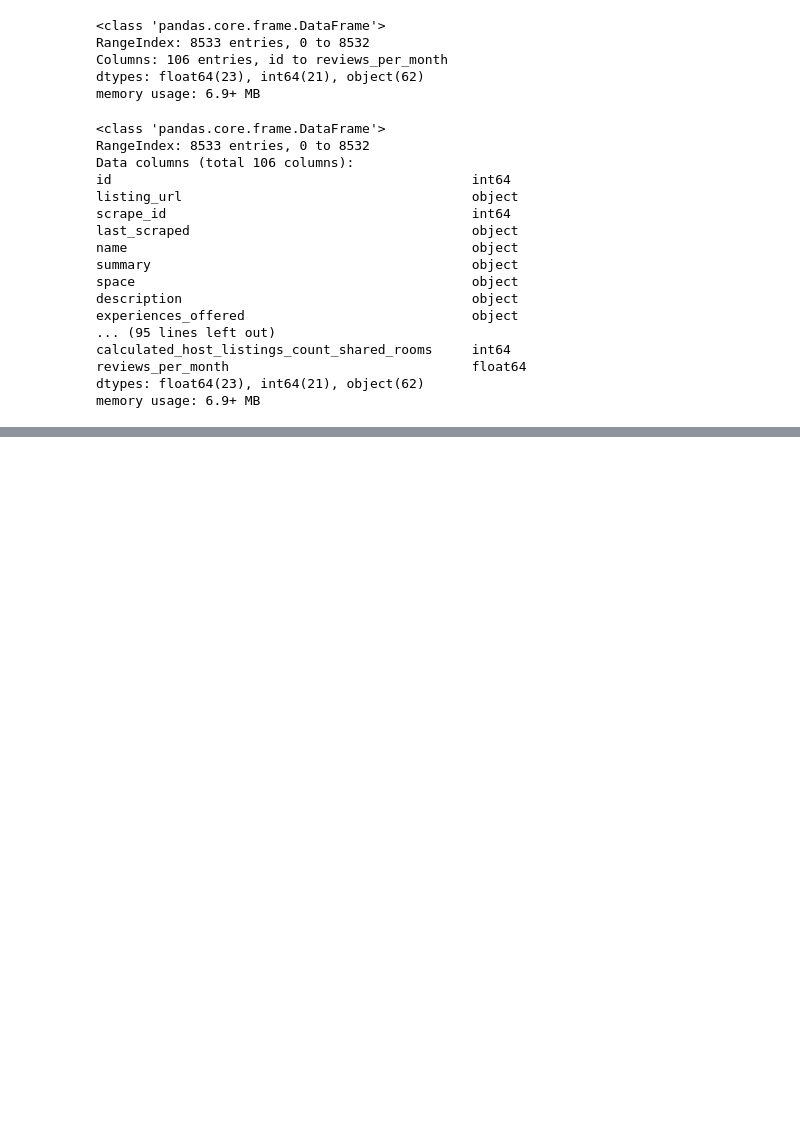
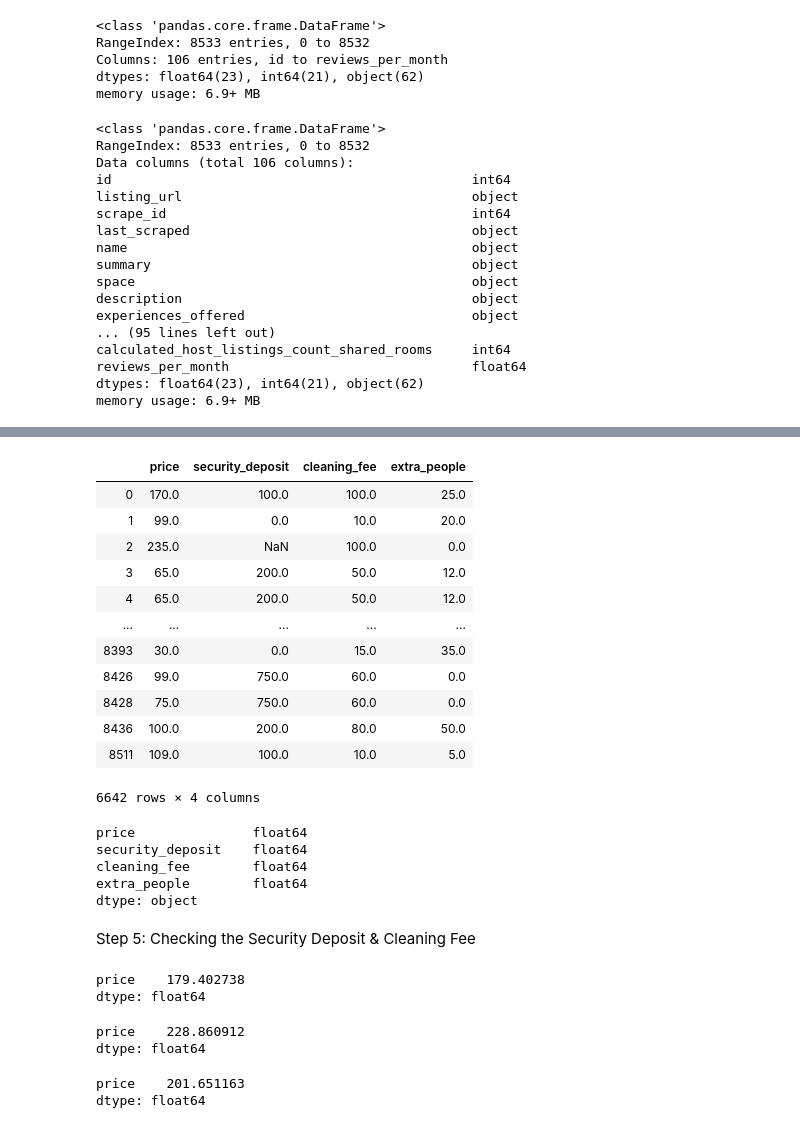
Before and after one commit to maxz722/maxine, a Jupyter notebook: step1_datawrangling_mz.ipynb, the cells around one changed output, grey strips where cells are left out. Drawn from its saved outputs; the diff is of its cells as text; code cells hidden in the pictures; blank space fills up the shorter version.

```diff
--- a/step1_datawrangling_mz.ipynb
+++ b/step1_datawrangling_mz.ipynb
@@ -188,7 +151,0 @@ numeric_cols = ['price','security_deposit','cleaning_fee','extra_people']
-# %%
-#strip out the $ in the numeric columns
-
-for col in numeric_cols:
-    df2[col] = df2[col].str.lstrip('$')
-    df2[col] = df2[col].str.replace(',','').astype(float)
-#     df2[col] = df2[col].strip(',')
@@ -273,3 +151,0 @@ sns.boxplot(df2['extra_people'])
-# %%
-price_outliers = df2[df2['price'] >= 8000].index
-df2.drop(price_outliers, inplace = True)
@@ -280,0 +208,3 @@ df3 = pd.read_csv('airbnb_data.csv', low_memory=False)
+# %%
+#removing rows with 0 number of reviews
+df3 = df2[df2['number_of_reviews'] != 0]
@@ -280,0 +220,9 @@ df3 = pd.read_csv('airbnb_data.csv', low_memory=False)
+# %%
+#reformat zip_code
+
+#strip out the $ in the numeric columns
+
+for col in numeric_cols:
+    df3[col] = df3[col].str.lstrip('$')
+    df3[col] = df3[col].str.replace(',','').astype(float)
+#     df2[col] = df2[col].strip(',')
@@ -280,0 +254,45 @@ df3 = pd.read_csv('airbnb_data.csv', low_memory=False)
+# %%
+#changing object to integers
+df3[numeric_cols].apply(pd.to_numeric, errors = 'coerce') #making it into a numeric
+# %% [output]
+|  | price | security_deposit | cleaning_fee | extra_people |
+| 0 | 170.0 | 100.0 | 100.0 | 25.0 |
+| 1 | 99.0 | 0.0 | 10.0 | 20.0 |
+| 2 | 235.0 | NaN | 100.0 | 0.0 |
+| 3 | 65.0 | 200.0 | 50.0 | 12.0 |
+| 4 | 65.0 | 200.0 | 50.0 | 12.0 |
+| ... | ... | ... | ... | ... |
+| 8393 | 30.0 | 0.0 | 15.0 | 35.0 |
+| 8426 | 99.0 | 750.0 | 60.0 | 0.0 |
+| 8428 | 75.0 | 750.0 | 60.0 | 0.0 |
+| 8436 | 100.0 | 200.0 | 80.0 | 50.0 |
+| 8511 | 109.0 | 100.0 | 10.0 | 5.0 |
+6642 rows × 4 columns
+# %%
+df3[numeric_cols].dtypes
+# %% [output]
+price               float64
+security_deposit    float64
+cleaning_fee        float64
+extra_people        float64
+dtype: object
+# %% [markdown]
+Step 5: Checking the Security Deposit & Cleaning Fee
+# %%
+## mean of price with $0 security deposit
+df3[['price']][df3['security_deposit'] == 0].mean()
+# %% [output]
+price    179.402738
+dtype: float64
+# %%
+## mean of price with > $0 security deposit
+df3[['price']][df3['security_deposit'] != 0].mean()
+# %% [output]
+price    228.860912
+dtype: float64
+# %%
+## mean of price with NULL security despoit
+df3[['price']][df3['security_deposit'].isnull()].mean()
+# %% [output]
+price    201.651163
+dtype: float64
```
Also changed, not shown: parts of 57 cells of this notebook.
